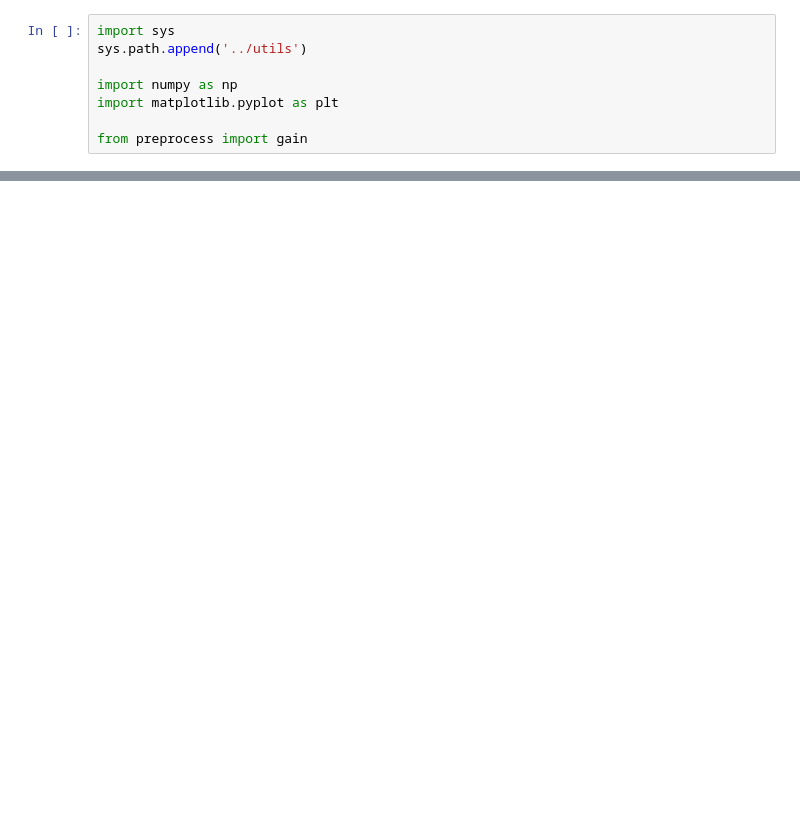
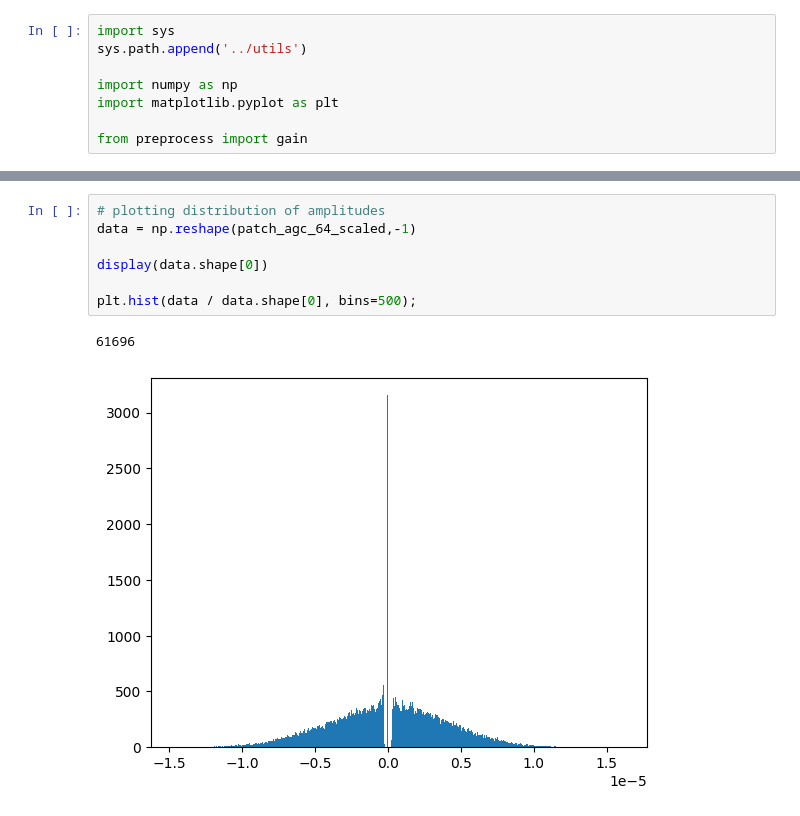
Before and after one commit to jayantb1019/adl_seismic, a Jupyter notebook: notebooks/agc.ipynb, the cells around one changed output, grey strips where cells are left out. Saved outputs shown, nothing was run; the diff lists cells and outputs as text; blank space fills up the shorter version.

```diff
--- a/notebooks/agc.ipynb
+++ b/notebooks/agc.ipynb
@@ -45,0 +129,10 @@ display(np.min(train_agc), np.max(train_agc))
+# %%
+# plotting distribution of amplitudes
+data = np.reshape(patch_agc_64_scaled,-1)
+
+display(data.shape[0])
+
+plt.hist(data / data.shape[0], bins=500);
+# %% [output]
+61696
+[figure, added]
```
Also changed, not shown: parts of 14 cells of this notebook.
